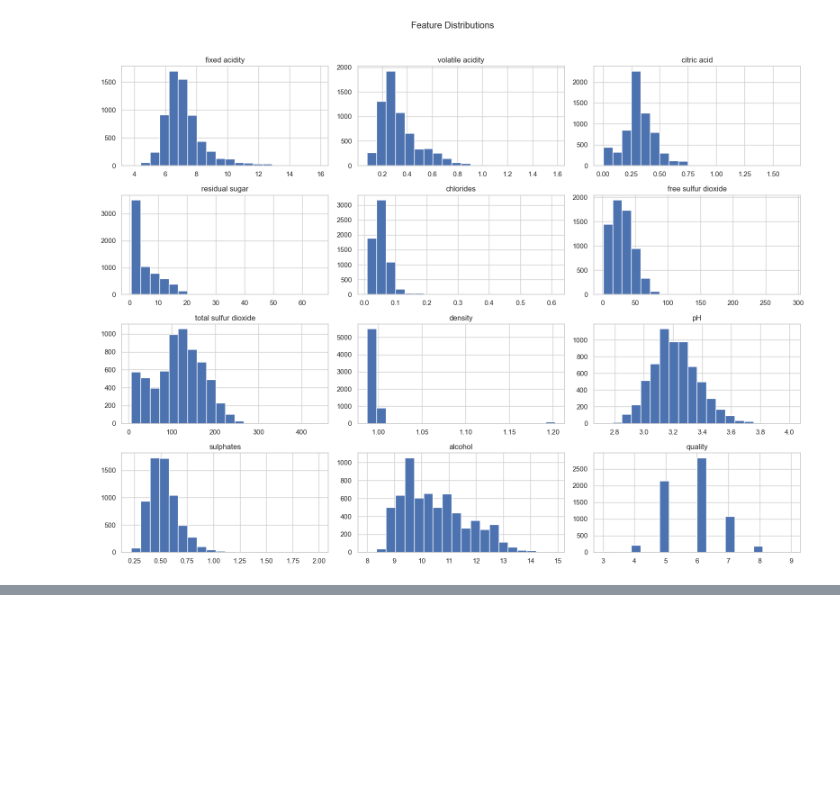
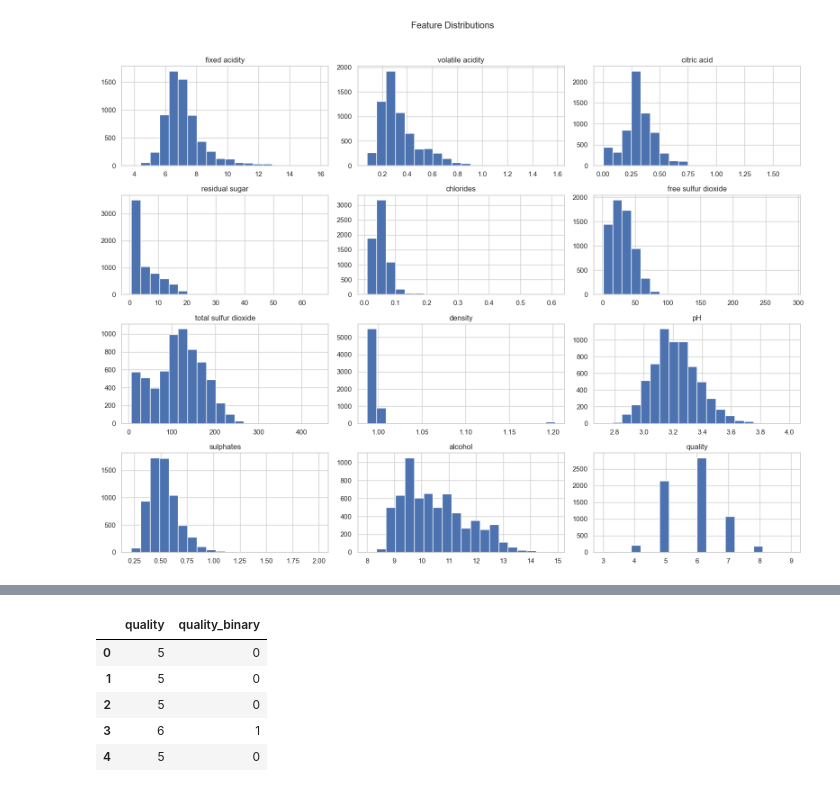
Before and after one commit to nathaliaacouto/ADES_Wine_Quality, a Jupyter notebook: [ADES]_Wine_Project.ipynb, the cells around one changed output, grey strips where cells are left out. Saved outputs shown, nothing was run; the diff lists cells and outputs as text; code cells hidden in the pictures; blank space fills up the shorter version.

```diff
--- a/[ADES]_Wine_Project.ipynb
+++ b/[ADES]_Wine_Project.ipynb
@@ -367,0 +392,11 @@ plt.show()
+# %%
+df['quality_binary'] = df['quality'].apply(lambda x: 1 if x >= 6 else 0)
+
+df[['quality', 'quality_binary']].head()
+# %% [output]
+|  | quality | quality_binary |
+| 0 | 5 | 0 |
+| 1 | 5 | 0 |
+| 2 | 5 | 0 |
+| 3 | 6 | 1 |
+| 4 | 5 | 0 |
```
Also changed, not shown: parts of 12 cells of this notebook.
